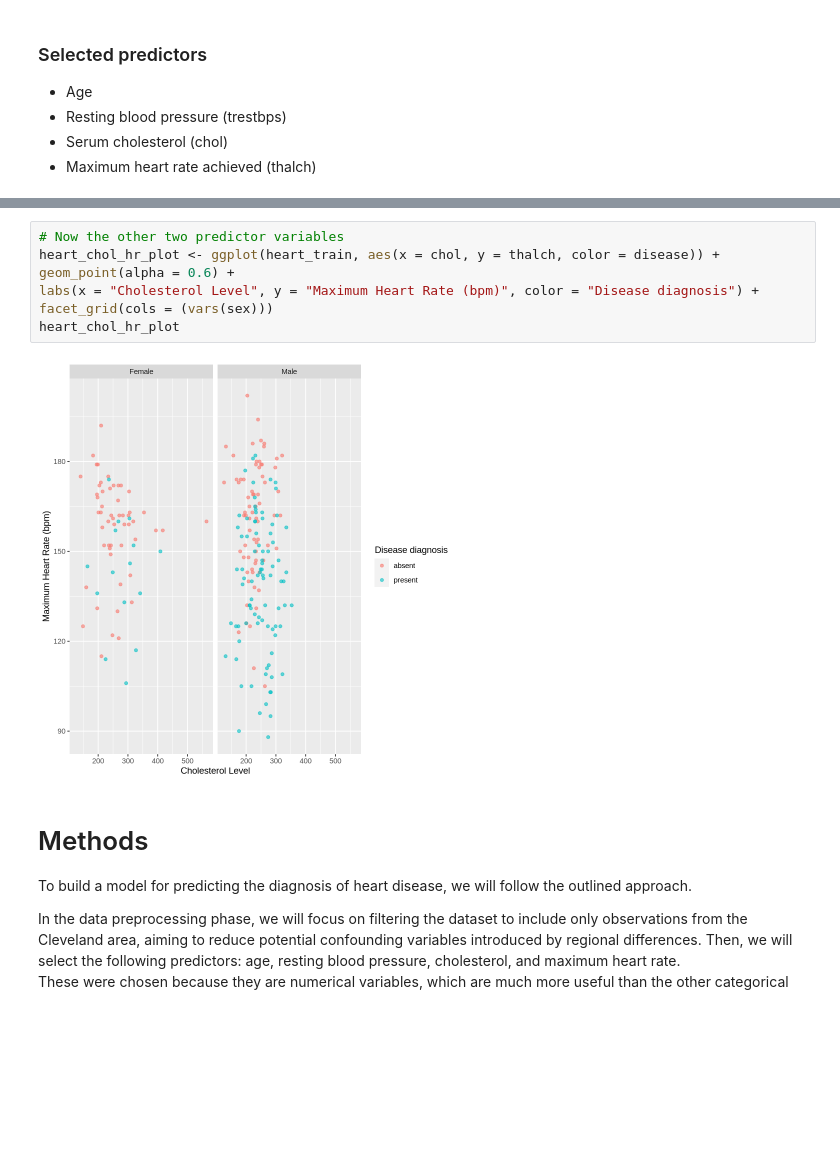
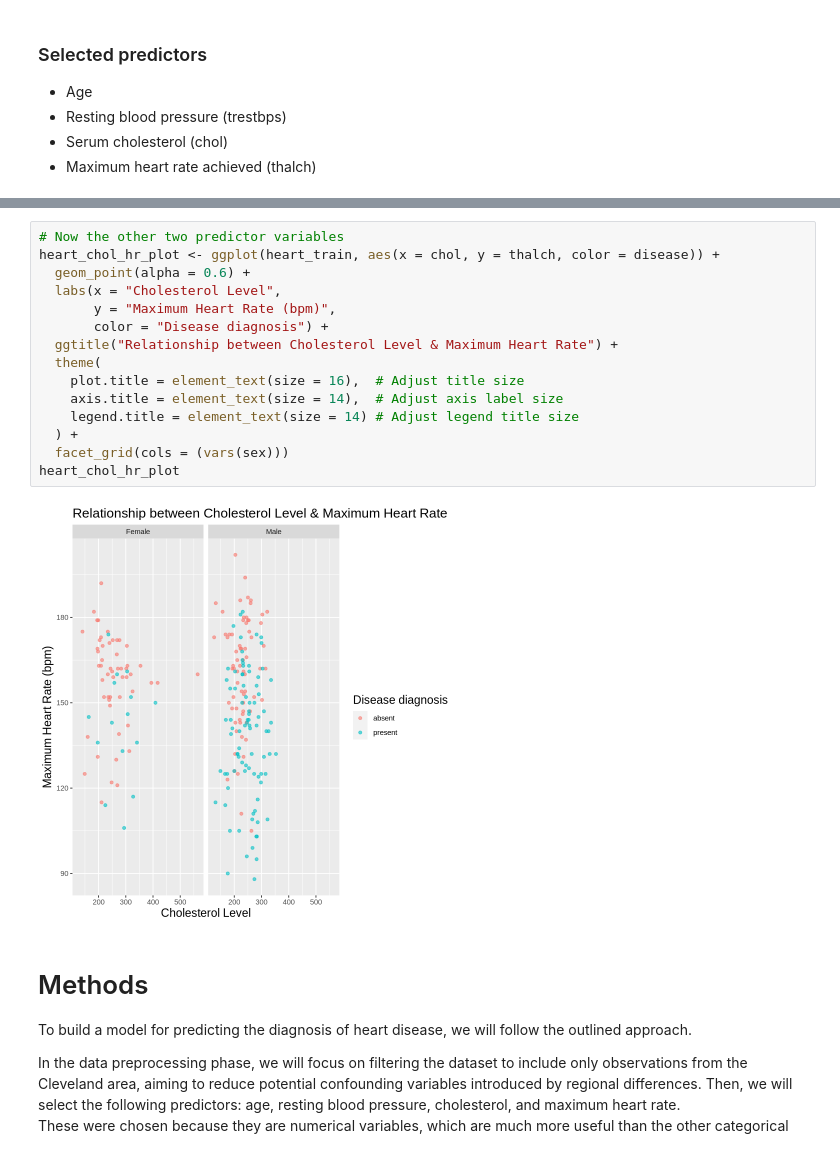
Before and after one commit to chiefpat450119/HeartDiseaseClassifier, a Jupyter notebook: Project_Notebook.ipynb, the cells around one changed output, grey strips where cells are left out. Saved outputs shown, nothing was run; the diff lists cells and outputs as text; blank space fills up the shorter version.

Commit message:
graph polishing

```diff
--- a/Project_Notebook.ipynb
+++ b/Project_Notebook.ipynb
@@ -171,12 +177,20 @@ heart_age_bp_plot
 # %%
 # Now the other two predictor variables
 heart_chol_hr_plot <- ggplot(heart_train, aes(x = chol, y = thalch, color = disease)) +
-geom_point(alpha = 0.6) +
-labs(x = "Cholesterol Level", y = "Maximum Heart Rate (bpm)", color = "Disease diagnosis") +
-facet_grid(cols = (vars(sex)))
+  geom_point(alpha = 0.6) +
+  labs(x = "Cholesterol Level",
+       y = "Maximum Heart Rate (bpm)",
+       color = "Disease diagnosis") +
+  ggtitle("Relationship between Cholesterol Level & Maximum Heart Rate") +
+  theme(
+    plot.title = element_text(size = 16),  # Adjust title size
+    axis.title = element_text(size = 14),  # Adjust axis label size
+    legend.title = element_text(size = 14) # Adjust legend title size
+  ) +
+  facet_grid(cols = (vars(sex)))
 heart_chol_hr_plot
 # %% [output]
-[figure, old version]
+[figure, new version]
 # %% [markdown]
 # Methods
 To build a model for predicting the diagnosis of heart disease, we will follow the outlined approach.
```
Also changed, not shown: parts of 2 cells of this notebook.
